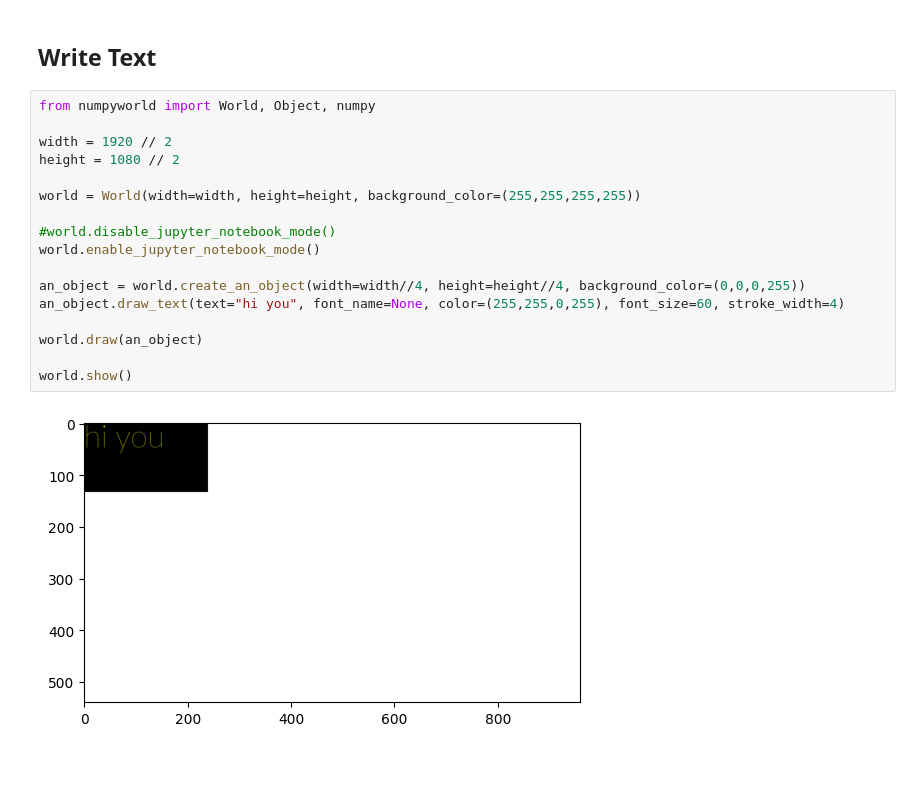
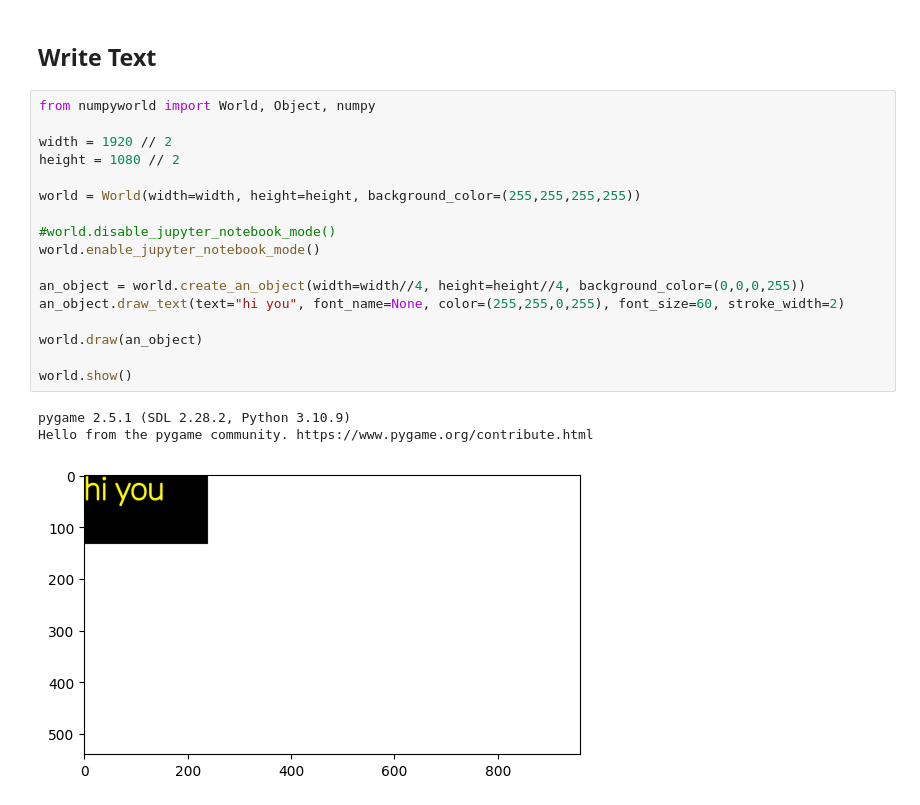
Before and after one commit to yingshaoxo/numpyworld, a Jupyter notebook: Example.ipynb, the cells around one changed output. Cells and saved outputs as stored; diff of their text form; blank space fills up the shorter version.

```diff
--- a/Example.ipynb
+++ b/Example.ipynb
@@ -364,19 +364,21 @@ Moviepy - video ready __temp__.mp4
 # %%
 from numpyworld import World, Object, numpy
 
 width = 1920 // 2
 height = 1080 // 2
 
 world = World(width=width, height=height, background_color=(255,255,255,255))
 
 #world.disable_jupyter_notebook_mode()
 world.enable_jupyter_notebook_mode()
 
 an_object = world.create_an_object(width=width//4, height=height//4, background_color=(0,0,0,255))
-an_object.draw_text(text="hi you", font_name=None, color=(255,255,0,255), font_size=60, stroke_width=4)
+an_object.draw_text(text="hi you", font_name=None, color=(255,255,0,255), font_size=60, stroke_width=2)
 
 world.draw(an_object)
 
 world.show()
 # %% [output]
+pygame 2.5.1 (SDL 2.28.2, Python 3.10.9)
+Hello from the pygame community. https://www.pygame.org/contribute.html
-[figure, old version]
+[figure, new version]
```
Also changed, not shown: parts of 1 cell of this notebook, 3 other files.
